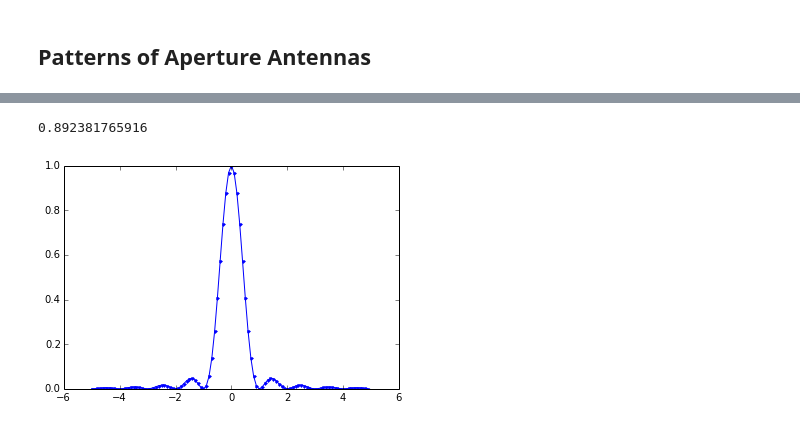
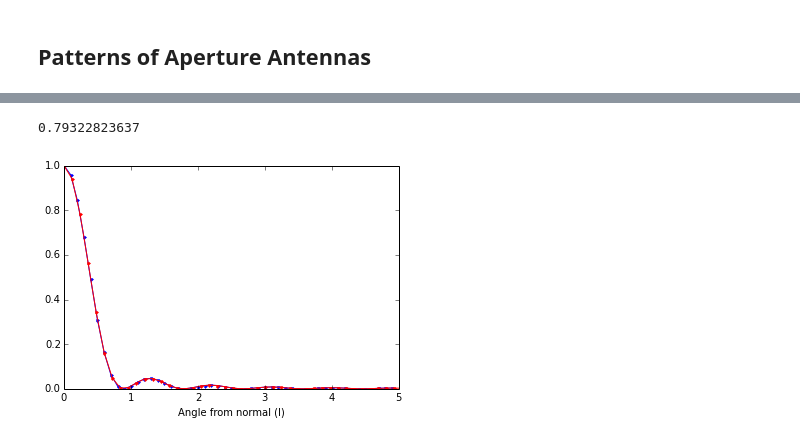
Before and after one commit to ska-sa/tutorials, a Jupyter notebook: 2_Radio_Astronomy_Honours/3_Antennas/Reflector Antennas.ipynb, the cells around one changed output, grey strips where cells are left out. Saved outputs shown, nothing was run; the diff lists cells and outputs as text; code cells hidden in the pictures.

Commit message:
added beam shape code block

```diff
--- a/2_Radio_Astronomy_Honours/3_Antennas/Reflector Antennas.ipynb
+++ b/2_Radio_Astronomy_Honours/3_Antennas/Reflector Antennas.ipynb
@@ -134,0 +100,15 @@ The weak reciprocity theorem says that this analysis of the transmitting power p
+# %%
+def tophat(t,width,A=1):
+    output = np.zeros(len(t))
+    output[abs(t)<width/2.0] = A
+    return output
+D = 13.5 # dish diameter
+lam = 0.21 # frequency of interest
+step = 0.1 # distance step size
+x = arange(-50,50,step) # distance in meters
+u = x/lam # distance in wavelengths
+X = mean(diff(u)) # FFT sample resolution
+g = tophat(u,D/lam) # aperture function
+N = shape(x)[0] # FFT size
+plot(u,g)
+xlabel('Distance in wavelengths (u)')
@@ -135,12 +151,15 @@ The weak reciprocity theorem says that this analysis of the transmitting power p
 # %%
 theta_d = arange(-5,5,0.1)
 theta = radians(arange(-5,5,0.1))
-D = 12
-lam = 0.21
 P = sinc(theta*D/lam)**2
 plot(theta_d,P,'.-')
 HPBW = degrees(0.89*(lam/D))
+scale = step/D
+res = 1/(N*X)
+plot(degrees(arange(N)*res),(scale * abs(fft.fft(g)))**2,'r.-')
+xlabel('Angle from normal (l)')
+xlim(0,5)
 print HPBW
 # %% [output]
-0.892381765916
+0.79322823637
-[figure, old version]
+[figure, new version]
```
Also changed, not shown: parts of 6 cells of this notebook.
